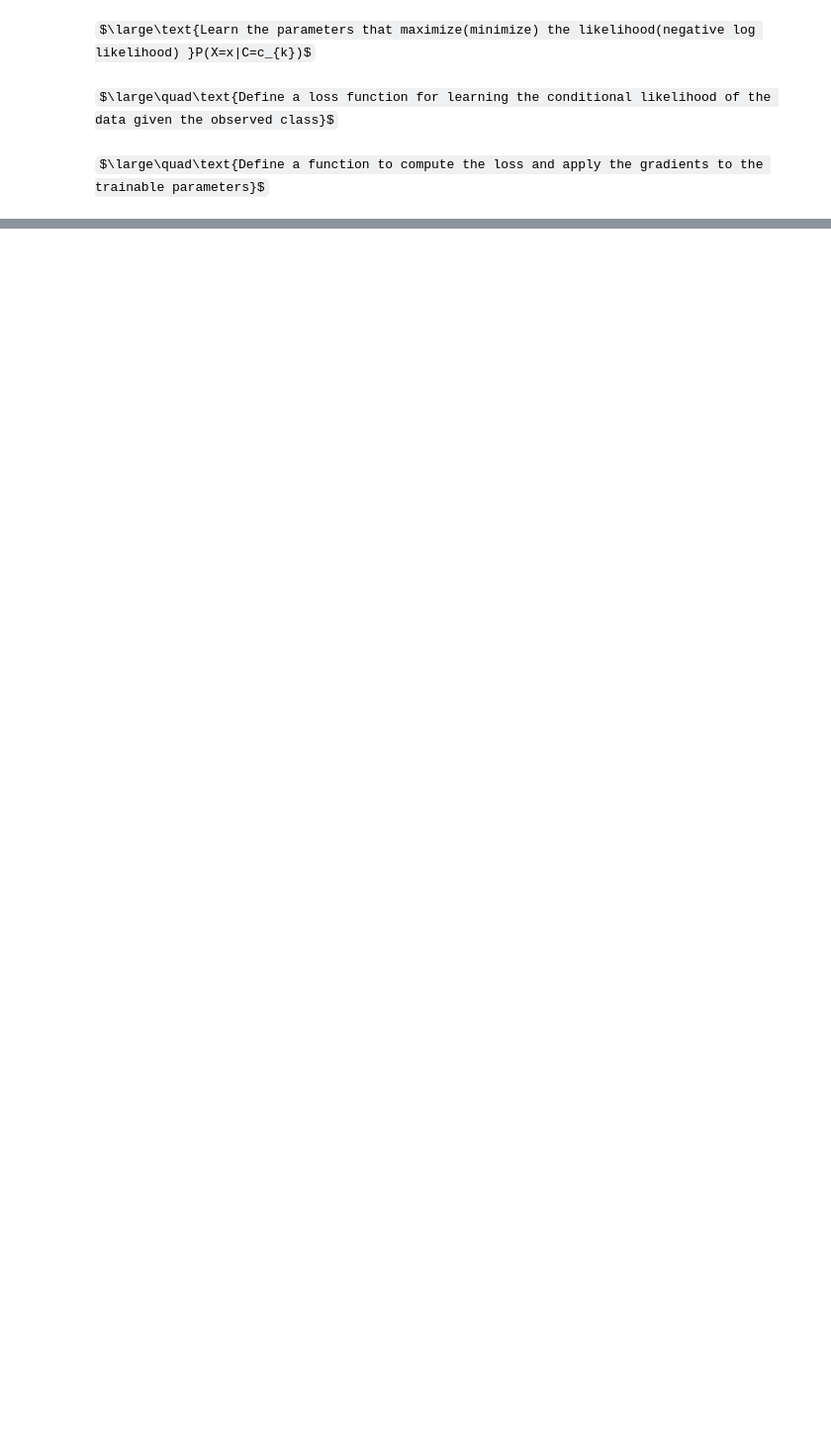
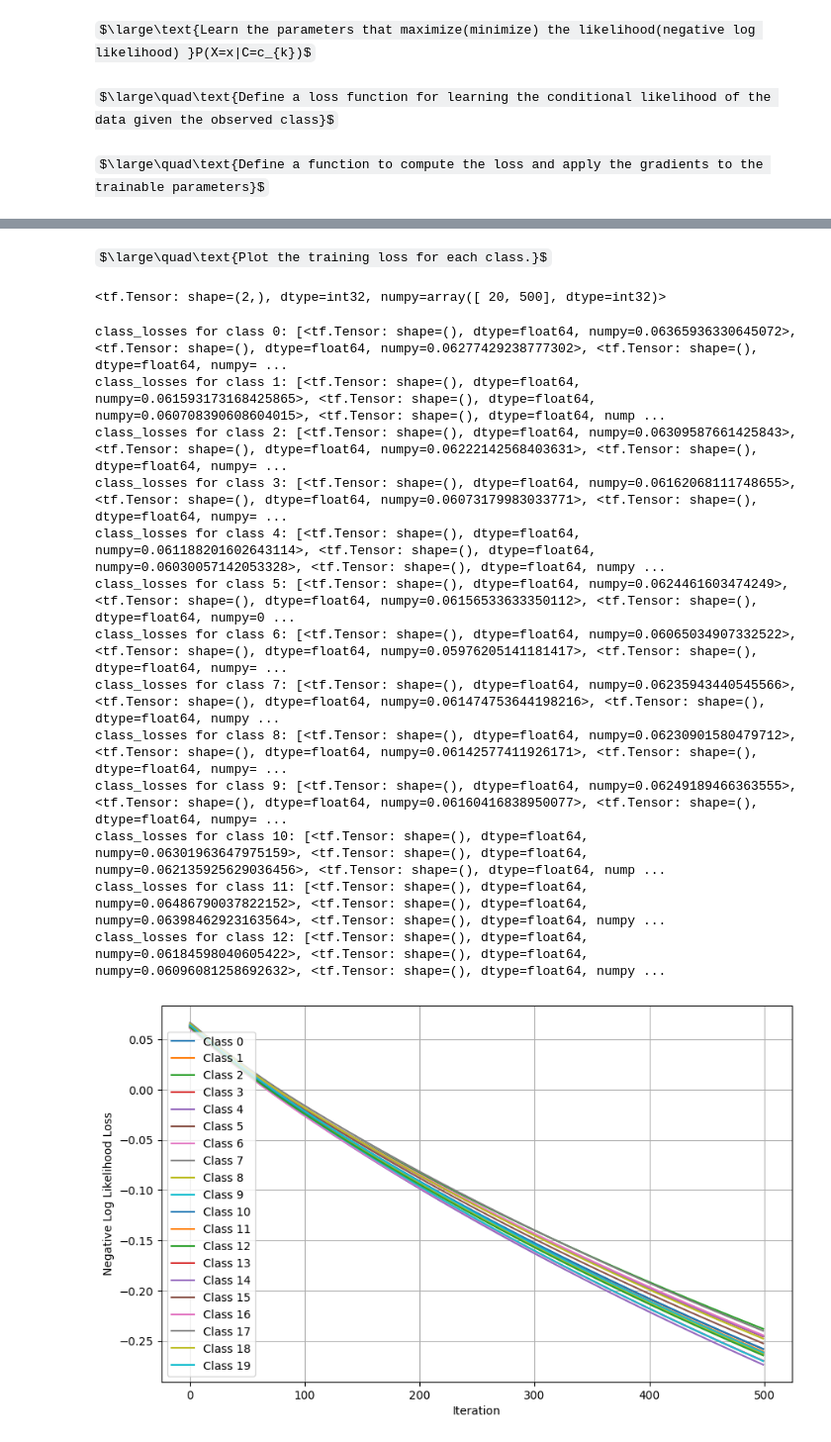
Before and after one commit to toddhricik/Naive-Bayes, a Jupyter notebook: NaiveBayes_TFProbability.ipynb, the cells around one changed output, grey strips where cells are left out. Shown at 99% size. Saved outputs shown, nothing was run; the diff lists cells and outputs as text; code cells hidden in the pictures; some formulas as TeX source; blank space fills up the shorter version.

Commit message:
Added one vs many per class F1 score and plot along with plot of loss vs iteration for the conditional likelihood function.

```diff
--- a/NaiveBayes_TFProbability.ipynb
+++ b/NaiveBayes_TFProbability.ipynb
@@ -198,3 +232,3 @@ def make_distribution_withGT(data, labels, nb_classes):
 # %%
 # Now train the distributions with gradient tape
-GT_dist = make_distribution_withGT(data=train_data, labels=train_labels, nb_classes=len(categories))
+GT_dist, GT_dist_losses = make_distribution_withGT(data=train_data, labels=train_labels, nb_classes=len(categories))
@@ -201 +269,33 @@ GT_dist = make_distribution_withGT(data=train_data, labels=train_labels, nb_clas
+# %% [markdown]
+$\large\quad\text{Plot the training loss for each class.}$<br>
+# %%
+tf.shape(GT_dist_losses)
+# %% [output]
+<tf.Tensor: shape=(2,), dtype=int32, numpy=array([ 20, 500], dtype=int32)>
+# %%
+plt.figure(figsize=(10,6))
+for i, class_losses in enumerate(GT_dist_losses):
+    print(f'class_losses for class {i}: {class_losses}')
+    plt.plot(class_losses, label=f'Class {i}')
+#plt.title(title)
+plt.xlabel('Iteration')
+plt.ylabel('Negative Log Likelihood Loss')
+plt.legend()
+plt.grid()
+plt.show()
+# %% [output]
+class_losses for class 0: [<tf.Tensor: shape=(), dtype=float64, numpy=0.06365936330645072>, <tf.Tensor: shape=(), dtype=float64, numpy=0.06277429238777302>, <tf.Tensor: shape=(), dtype=float64, numpy= ...
+class_losses for class 1: [<tf.Tensor: shape=(), dtype=float64, numpy=0.061593173168425865>, <tf.Tensor: shape=(), dtype=float64, numpy=0.060708390608604015>, <tf.Tensor: shape=(), dtype=float64, nump ...
+class_losses for class 2: [<tf.Tensor: shape=(), dtype=float64, numpy=0.06309587661425843>, <tf.Tensor: shape=(), dtype=float64, numpy=0.06222142568403631>, <tf.Tensor: shape=(), dtype=float64, numpy= ...
+class_losses for class 3: [<tf.Tensor: shape=(), dtype=float64, numpy=0.06162068111748655>, <tf.Tensor: shape=(), dtype=float64, numpy=0.06073179983033771>, <tf.Tensor: shape=(), dtype=float64, numpy= ...
+class_losses for class 4: [<tf.Tensor: shape=(), dtype=float64, numpy=0.061188201602643114>, <tf.Tensor: shape=(), dtype=float64, numpy=0.06030057142053328>, <tf.Tensor: shape=(), dtype=float64, numpy ...
+class_losses for class 5: [<tf.Tensor: shape=(), dtype=float64, numpy=0.0624461603474249>, <tf.Tensor: shape=(), dtype=float64, numpy=0.06156533633350112>, <tf.Tensor: shape=(), dtype=float64, numpy=0 ...
+class_losses for class 6: [<tf.Tensor: shape=(), dtype=float64, numpy=0.06065034907332522>, <tf.Tensor: shape=(), dtype=float64, numpy=0.05976205141181417>, <tf.Tensor: shape=(), dtype=float64, numpy= ...
+class_losses for class 7: [<tf.Tensor: shape=(), dtype=float64, numpy=0.06235943440545566>, <tf.Tensor: shape=(), dtype=float64, numpy=0.061474753644198216>, <tf.Tensor: shape=(), dtype=float64, numpy ...
+class_losses for class 8: [<tf.Tensor: shape=(), dtype=float64, numpy=0.06230901580479712>, <tf.Tensor: shape=(), dtype=float64, numpy=0.06142577411926171>, <tf.Tensor: shape=(), dtype=float64, numpy= ...
+class_losses for class 9: [<tf.Tensor: shape=(), dtype=float64, numpy=0.06249189466363555>, <tf.Tensor: shape=(), dtype=float64, numpy=0.06160416838950077>, <tf.Tensor: shape=(), dtype=float64, numpy= ...
+class_losses for class 10: [<tf.Tensor: shape=(), dtype=float64, numpy=0.06301963647975159>, <tf.Tensor: shape=(), dtype=float64, numpy=0.062135925629036456>, <tf.Tensor: shape=(), dtype=float64, nump ...
+class_losses for class 11: [<tf.Tensor: shape=(), dtype=float64, numpy=0.06486790037822152>, <tf.Tensor: shape=(), dtype=float64, numpy=0.06398462923163564>, <tf.Tensor: shape=(), dtype=float64, numpy ...
+class_losses for class 12: [<tf.Tensor: shape=(), dtype=float64, numpy=0.06184598040605422>, <tf.Tensor: shape=(), dtype=float64, numpy=0.06096081258692632>, <tf.Tensor: shape=(), dtype=float64, numpy ...
+[figure, added]
 # %% [markdown]
```
Also changed, not shown: parts of 18 cells of this notebook, 1 other file.
